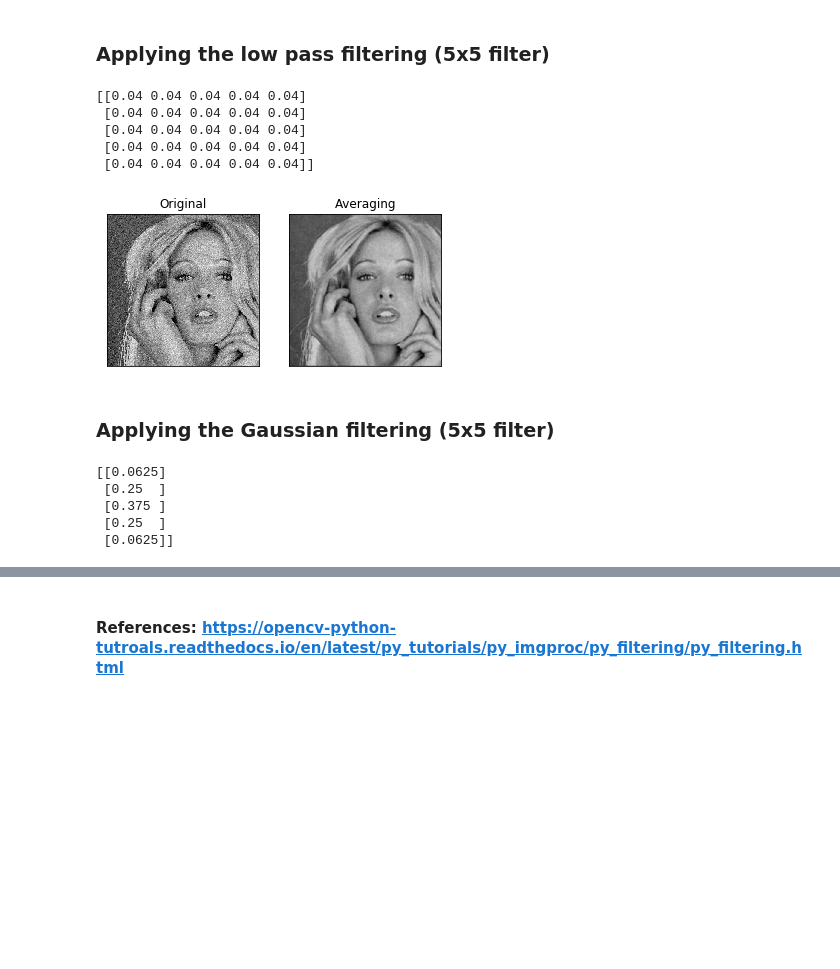
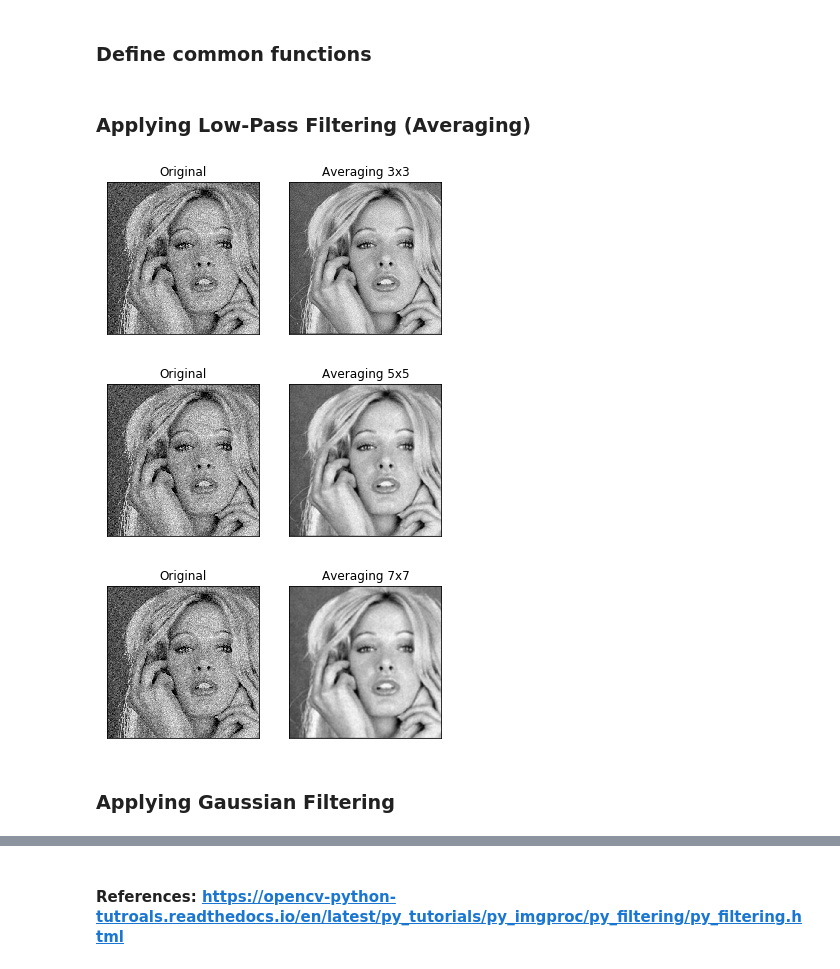
Before and after one commit to sahilbansal17/Computer-Vision-Lab, a Jupyter notebook: 1-Spatial Filtering/Assignment 1.ipynb, the cells around one changed output, grey strips where cells are left out. Drawn from its saved outputs; the diff is of its cells as text; code cells hidden in the pictures; blank space fills up the shorter version.

```diff
--- a/1-Spatial Filtering/Assignment 1.ipynb
+++ b/1-Spatial Filtering/Assignment 1.ipynb
@@ -3,35 +3,32 @@ import cv2
 import numpy as np
 from matplotlib import pyplot as plt
 # %%
-img = cv2.imread('tiffney.pgm_gaussian_noise.jpg')
+img = cv2.imread('tiffney.pgm_gaussian_noise.jpg', 0)
-# %% [markdown]
-### Applying the low pass filtering (5x5 filter)
-# %%
-kernel = np.ones((5, 5), np.float32)/25
-dst = cv2.filter2D(img, -1, kernel)
-print(kernel)
-# %% [output]
-[[0.04 0.04 0.04 0.04 0.04]
- [0.04 0.04 0.04 0.04 0.04]
- [0.04 0.04 0.04 0.04 0.04]
- [0.04 0.04 0.04 0.04 0.04]
- [0.04 0.04 0.04 0.04 0.04]]
+# %% [markdown]
+### Define common functions
 # %%
-plt.subplot(121), plt.imshow(img), plt.title('Original')
-plt.xticks([]), plt.yticks([])
-plt.subplot(122), plt.imshow(dst), plt.title('Averaging')
-plt.xticks([]), plt.yticks([])
-plt.show()
+# Function to plot the orignal and image obtained after applying the filter
+def plot_org_and_filtered_images(org, filtered, filter_name):
+    plt.subplot(121), plt.imshow(org, cmap='gray'), plt.title('Original')
+    plt.xticks([]), plt.yticks([])
+    plt.subplot(122), plt.imshow(filtered, cmap='gray'), plt.title(filter_name)
+    plt.xticks([]), plt.yticks([])
+    plt.show()
+
+filter_sizes = [3, 5, 7] # filter_sizes are : 3x3, 5x5, 7x7
-# %% [output]
-[figure, removed]
+# %% [markdown]
+### Applying Low-Pass Filtering (Averaging)
+# %%
+for filter_size in filter_sizes:
+    # obtain the mask
+    kernel = np.ones((filter_size, filter_size), np.float32)/(filter_size*filter_size)
+    # convolve mask with the image to obtain the output
+    output = cv2.filter2D(img, -1, kernel)
+    # print the orignal and the output images
+    plot_org_and_filtered_images(img, output, "Averaging " + str(filter_size) + "x" + str(filter_size))
+# %% [output]
+[figure, added]
+[figure, added]
+[figure, added]
 # %% [markdown]
-### Applying the Gaussian filtering (5x5 filter)
+### Applying Gaussian Filtering
-# %%
-kernel = cv2.getGaussianKernel(5, 0)
-print(kernel)
-# %% [output]
-[[0.0625]
- [0.25  ]
- [0.375 ]
- [0.25  ]
- [0.0625]]
```
Also changed, not shown: parts of 4 cells of this notebook.
